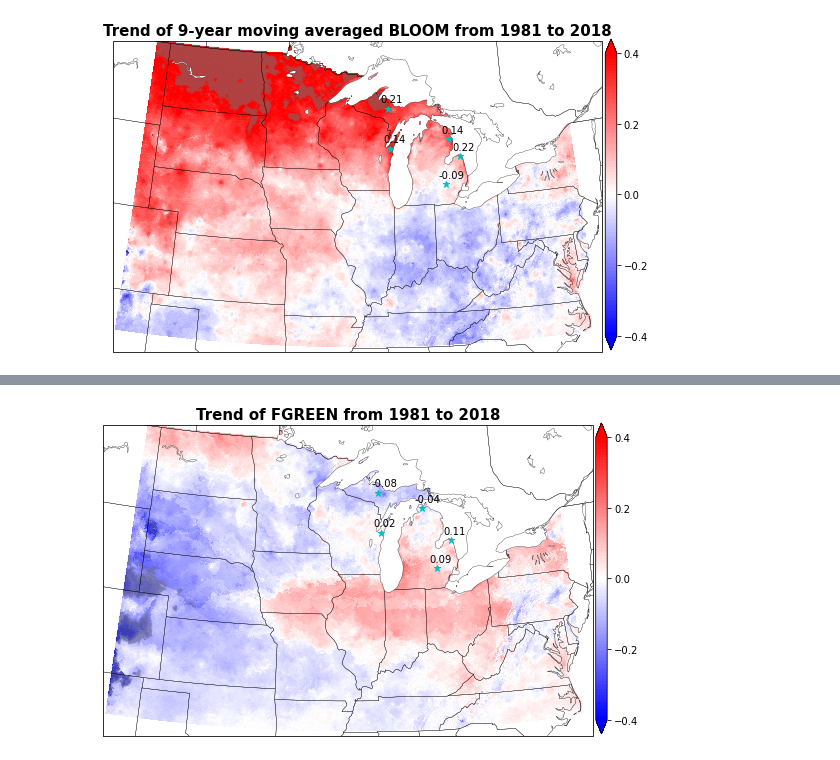
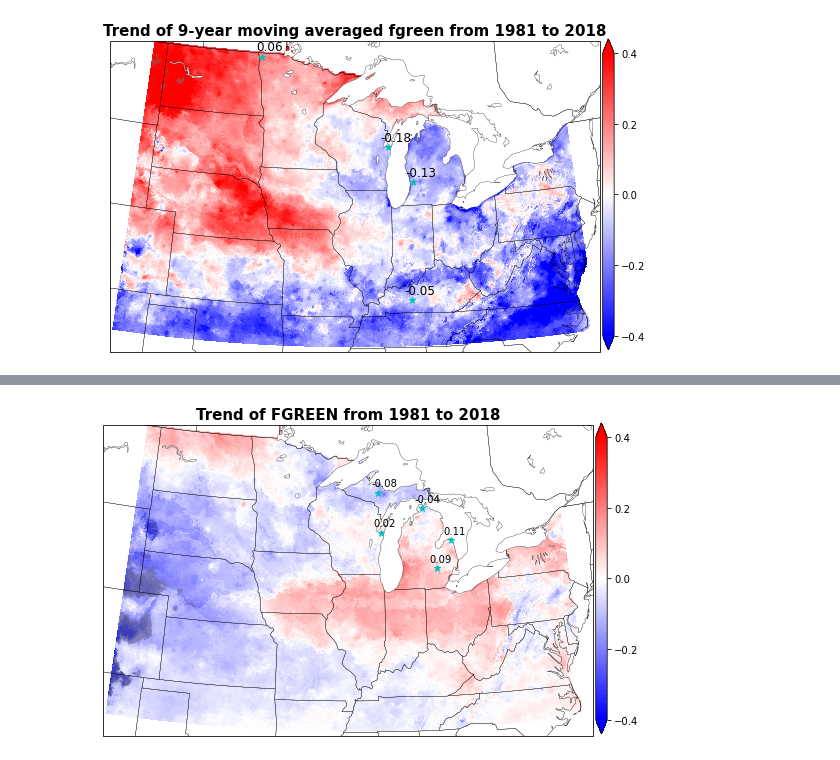
Before and after one commit to Diane1306/ERA5_PRISM, a Jupyter notebook: GDD.ipynb, the cells around one changed output, grey strips where cells are left out. Saved outputs shown, nothing was run; the diff lists cells and outputs as text; code cells hidden in the pictures.

```diff
--- a/GDD.ipynb
+++ b/GDD.ipynb
@@ -327,12 +503,15 @@ for ii in range(2,3):
 # %%
-slope = np.load('./GDD/var_yearly_slope.npy')
-pvalue = np.load('./GDD/var_yearly_pvalue.npy')
-name = ['FGREEN','BLOOM','YIELD','INJDAYS','POORDAYS']
-ii = 1
+# slope = np.load('./GDD/var_yearly_slope.npy')
+# pvalue = np.load('./GDD/var_yearly_pvalue.npy')
+# name = ['FGREEN','BLOOM','YIELD','INJDAYS','POORDAYS']
+slope = np.load('./GDD/var_yearly__slope_Cherry.npy')
+pvalue = np.load('./GDD/var_yearly_pvalue_Cherry.npy')
+name = ['fgreen','bloom','pdays','yield']
+ii = 2
 extent = [-105, -75, 34, 49]
-loclat = [44.83, 44.50, 44.00, 46.42, 42.71]
-loclon = [-83.58, -87.71, -82.83, -87.83, -83.92]
-r = [0.10, 0.11, 0.16, 0.14, -0.05]
+loclat = [37.25, 42.87, 48.79, 44.58]
+loclon = [-86.37, -86.04, -96.92, -87.71]
+r = [.02, .08, .04, .03]
 fig = plt.figure(figsize=(8, 6))
 ax = plt.axes(projection=ccrs.AlbersEqualArea(np.mean(extent[:2]), np.mean(extent[2:])))
 ax.set_extent(extent)
@@ -351,15 +530,14 @@ norm = BoundaryNorm(levels, ncolors=cmap.N, clip=True)
 pc = plt.pcolormesh(Lon, Lat, slope[ii, :, :], cmap=cmap, norm=norm, transform=ccrs.PlateCarree())
 
 plt.scatter(Lon, Lat, np.where(pvalue[ii, :, :]<0.05, 1, np.nan), 'grey', alpha=.1, transform=ccrs.PlateCarree())
-for k in range(5):
+for k in range(4):
     ax.plot(loclon[k], loclat[k], 'c*', markersize=7, transform=ccrs.PlateCarree())
-#     ax.text(loclon[k]-1, loclat[k]+1, f'({loclon[k]}, {loclat[k]})', transform=ccrs.PlateCarree())
-    ax.text(loclon[k]-.5, loclat[k]+.3, f'{r[k]}', transform=ccrs.PlateCarree())
+    ax.text(loclon[k]-.5, loclat[k]+.3, f'{r[k]}', fontsize=12, transform=ccrs.PlateCarree())
 
 plt.title(f'Trend of {name[ii]} from 1981 to 2018', fontsize=15, fontweight='bold')
 
 fig.subplots_adjust(bottom=0, top=0.95, left=0.05, right=0.9)
 cb_ax = fig.add_axes([0.905, 0.12, 0.02, 0.72])
 cbar = fig.colorbar(pc, cax=cb_ax, ticks=[-.4, -.2, 0, .2, .4], extend='both')
-plt.savefig(f'./plot/PRISM/{name[ii]}_trend_star.png')
+plt.savefig(f'./plot/PRISM/cherry_{name[ii]}_trend_star.png')
 # %% [output]
@@ -367,40 +563,39 @@ plt.savefig(f'./plot/PRISM/{name[ii]}_trend_star.png')
 # %%
-slope = np.load('./GDD/var_yearly_slope_RunningMeanwin9.npy')
-pvalue = np.load('./GDD/var_yearly_pvalue_RunningMeanwin9.npy')
-name = ['FGREEN','BLOOM','YIELD','INJDAYS','POORDAYS']
-ii = 1
+slope = np.load('./GDD/var_yearly_slope_RunningMeanwin9_Cherry.npy')
+pvalue = np.load('./GDD/var_yearly_pvalue_RunningMeanwin9_Cherry.npy')
+name = ['fgreen','bloom','pdays','yield']
+ii = 0
 extent = [-105, -75, 34, 49]
-loclat = [44.83, 44.50, 44.00, 46.42, 42.71]
-loclon = [-83.58, -87.71, -82.83, -87.83, -83.92]
-r = [0.14, 0.14, 0.22, 0.21, -0.09]
+loclat = [37.25, 42.87, 48.79, 44.58]
+loclon = [-86.37, -86.04, -96.92, -87.71]
+r = [-.05, -.13, 0.06, -.18]
 fig = plt.figure(figsize=(8, 6))
 ax = plt.axes(projection=ccrs.AlbersEqualArea(np.mean(extent[:2]), np.mean(extent[2:])))
 ax.set_extent(extent)
 states = NaturalEarthFeature(category="cultural", scale="50m",
                              facecolor="none",
                              name="admin_1_states_provinces_shp")
 ax.add_feature(states, linewidth=.3, edgecolor="black")
 ax.add_feature(cartopy.feature.BORDERS, lw=.3, linestyle=':')
 ax.add_feature(cartopy.feature.COASTLINE, lw=.3, linestyle=':')
 ax.add_feature(cartopy.feature.LAKES, edgecolor='black', facecolor='white', lw=.3)
 
 levels = MaxNLocator(nbins=100).tick_values(-.4, .4)
 cmap = plt.get_cmap('bwr')
 norm = BoundaryNorm(levels, ncolors=cmap.N, clip=True)
 
 pc = plt.pcolormesh(Lon, Lat, slope[ii, :, :], cmap=cmap, norm=norm, transform=ccrs.PlateCarree())
 
 plt.scatter(Lon, Lat, np.where(pvalue[ii, :, :]<0.05, 1, np.nan), 'grey', alpha=.1, transform=ccrs.PlateCarree())
-for k in range(5):
+for k in range(4):
     ax.plot(loclon[k], loclat[k], 'c*', markersize=7, transform=ccrs.PlateCarree())
-#     ax.text(loclon[k]-1, loclat[k]+1, f'({loclon[k]}, {loclat[k]})', transform=ccrs.PlateCarree())
-    ax.text(loclon[k]-.5, loclat[k]+.3, f'{r[k]}', transform=ccrs.PlateCarree())
+    ax.text(loclon[k]-.5, loclat[k]+.3, f'{r[k]}', fontsize=12, transform=ccrs.PlateCarree())
 
 plt.title(f'Trend of 9-year moving averaged {name[ii]} from 1981 to 2018', fontsize=15, fontweight='bold')
 
 fig.subplots_adjust(bottom=0, top=0.95, left=0.05, right=0.9)
 cb_ax = fig.add_axes([0.905, 0.12, 0.02, 0.72])
 cbar = fig.colorbar(pc, cax=cb_ax, ticks=[-.4, -.2, 0, .2, .4], extend='both')
-plt.savefig(f'./plot/PRISM/{name[ii]}_trend_star_RunningMeanwin9.png')
+plt.savefig(f'./plot/PRISM/cherry_{name[ii]}_trend_star_RunningMeanwin9.png')
 # %% [output]
-[figure, old version]
+[figure, new version]
```
Also changed, not shown: parts of 29 cells of this notebook, 2 other files.
